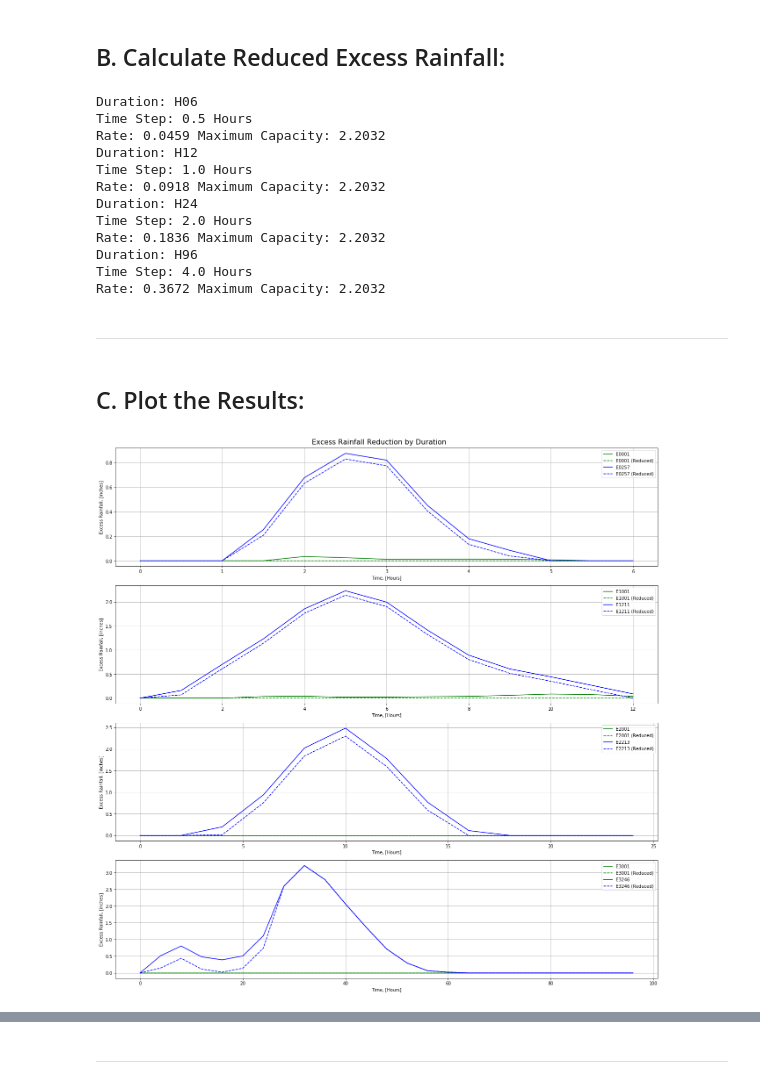
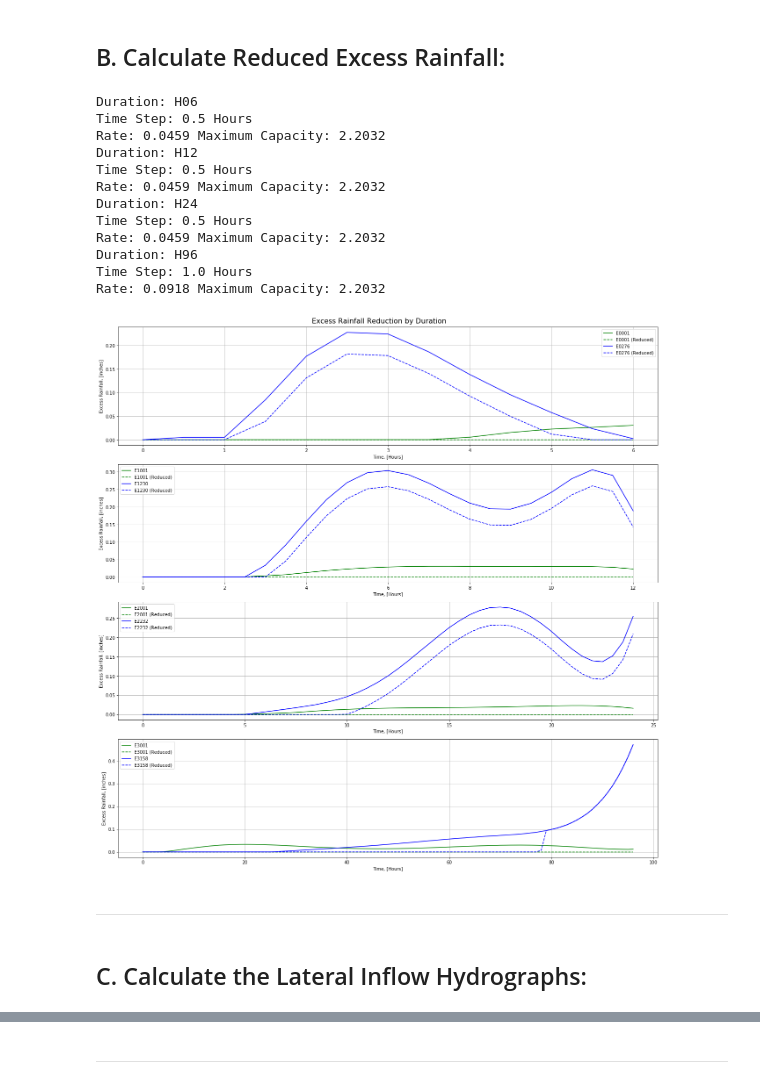
Before and after one commit to Dewberry/pfra-hydromet, a Jupyter notebook: reEventsTable.ipynb, the cells around one changed output, grey strips where cells are left out. Drawn from its saved outputs; the diff is of its cells as text; code cells hidden in the pictures.

Commit message:
Add lateral inflow hydrograph calculation to reEventsTable.ipynb

```diff
--- a/reEventsTable.ipynb
+++ b/reEventsTable.ipynb
@@ -53,10 +55,11 @@ distal = False #Indicates whether the notebook is being called from papermill vi
 ##### Convert all paths to objects:
 # %%
 outputs_dir = pl.Path(outputs_dir)
+pluvial_params_dir = pl.Path(pluvial_params_dir)
 # %% [markdown]
 ##### Set the base filename for reading/writing files:
 # %%
 if distal:
-    filename = 'distal_{0}_{1}.json'.format(AOI, Model)
+    filename = 'distal_{0}_{1}.json'.format(BCN, Pluvial_Model)
 else:
-    filename = '{0}_{1}.json'.format(AOI, Model)
+    filename = '{0}_{1}.json'.format(BCN, Pluvial_Model)
@@ -62,0 +69,2 @@ else:
+# %%
+rate, maxcap = get_stormwater_rate_cap(pluvial_params_dir, BCN, display_print)
@@ -77,3 +97,0 @@ Durations: ['H06', 'H12', 'H24', 'H96']
-# %%
-BCN = list(EventsTable[durations[0]]['BCName'].keys())
-print('Boundary Condition Names:', BCN)
@@ -84,30 +100,23 @@ Boundary Condition Names: ['D01']
 # %% [markdown]
 ## B. Calculate Reduced Excess Rainfall:
 # %%
-if rand_rate_cap:
-    ReducedTable, StormwaterTable, SW_variables = hydromet_reduced.main(EventsTable, durations, BCN, rand_rate_cap,
-                                                                        minrate = minrate, maxrate = maxrate, seed = seed, display_print = display_print)
-else:
-    ReducedTable, StormwaterTable, SW_variables = hydromet_reduced.main(EventsTable, durations, BCN, rate = rate,
-                                                                        maxcap = maxcap, display_print = display_print)
+ReducedTable, StormwaterTable, SW_variables = hydromet_reduced.main(EventsTable, durations, BCN, rate = rate, maxcap = maxcap,
+                                                                    display_print = display_print, display_plots = display_plots)
 # %% [output]
 Duration: H06
 Time Step: 0.5 Hours
 Rate: 0.0459 Maximum Capacity: 2.2032
 Duration: H12
+Time Step: 0.5 Hours
+Rate: 0.0459 Maximum Capacity: 2.2032
+Duration: H24
+Time Step: 0.5 Hours
+Rate: 0.0459 Maximum Capacity: 2.2032
+Duration: H96
 Time Step: 1.0 Hours
 Rate: 0.0918 Maximum Capacity: 2.2032
-Duration: H24
-Time Step: 2.0 Hours
-Rate: 0.1836 Maximum Capacity: 2.2032
-Duration: H96
-Time Step: 4.0 Hours
-Rate: 0.3672 Maximum Capacity: 2.2032
+[figure, added]
 # %% [markdown]
 ---
 # %% [markdown]
-## C. Plot the Results:
+## C. Calculate the Lateral Inflow Hydrographs:
-# %%
-if display_plots: plot_reduced_excess(ReducedTable, EventsTable, durations, BCN[0])
-# %% [output]
-[figure, removed]
```
Also changed, not shown: parts of 12 cells of this notebook, 4 other files.
